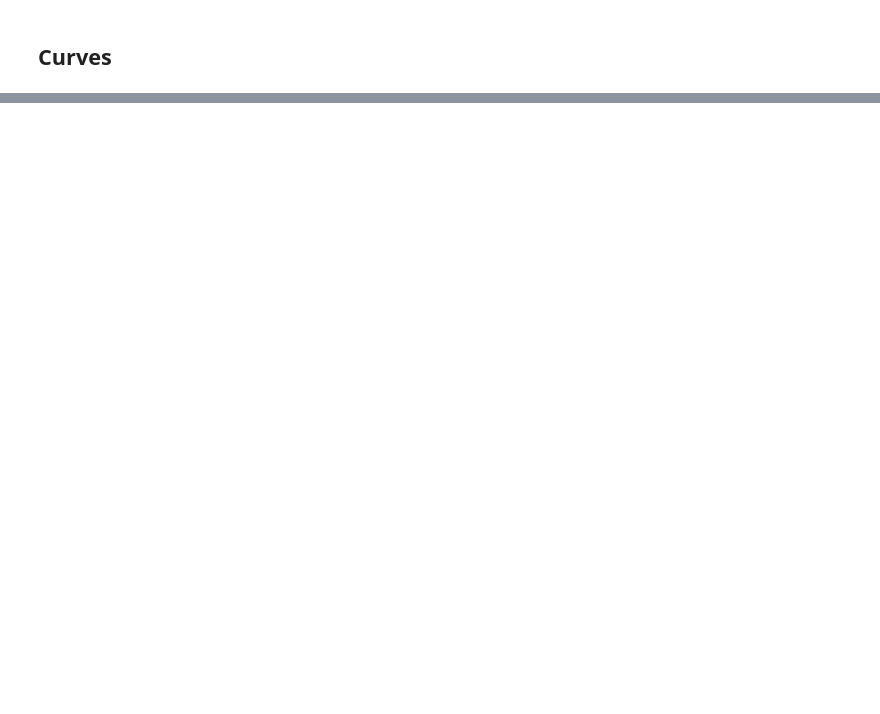
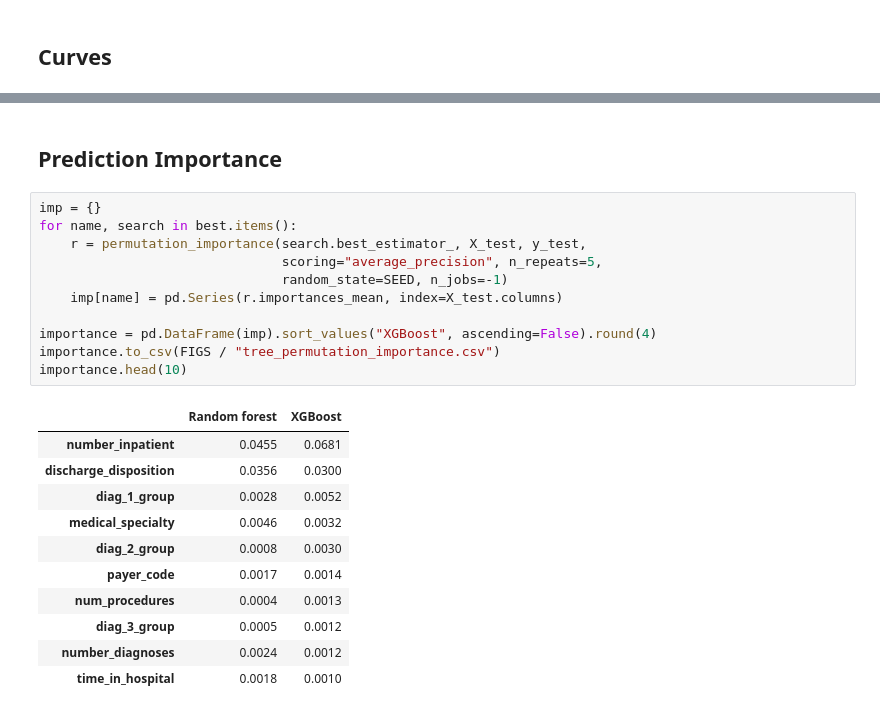
Before and after one commit to CameronLetendre/diabetes-readmission-30d, a Jupyter notebook: notebooks/04_tree_models.ipynb, the cells around one changed output, grey strips where cells are left out. Cells and saved outputs as stored; diff of their text form; blank space fills up the shorter version.

```diff
--- a/notebooks/04_tree_models.ipynb
+++ b/notebooks/04_tree_models.ipynb
@@ -163,0 +173,25 @@ plt.show()
+# %% [markdown]
+## Prediction Importance
+# %%
+imp = {}
+for name, search in best.items():
+    r = permutation_importance(search.best_estimator_, X_test, y_test,
+                               scoring="average_precision", n_repeats=5,
+                               random_state=SEED, n_jobs=-1)
+    imp[name] = pd.Series(r.importances_mean, index=X_test.columns)
+
+importance = pd.DataFrame(imp).sort_values("XGBoost", ascending=False).round(4)
+importance.to_csv(FIGS / "tree_permutation_importance.csv")
+importance.head(10)
+# %% [output]
+|  | Random forest | XGBoost |
+| number_inpatient | 0.0455 | 0.0681 |
+| discharge_disposition | 0.0356 | 0.0300 |
+| diag_1_group | 0.0028 | 0.0052 |
+| medical_specialty | 0.0046 | 0.0032 |
+| diag_2_group | 0.0008 | 0.0030 |
+| payer_code | 0.0017 | 0.0014 |
+| num_procedures | 0.0004 | 0.0013 |
+| diag_3_group | 0.0005 | 0.0012 |
+| number_diagnoses | 0.0024 | 0.0012 |
+| time_in_hospital | 0.0018 | 0.0010 |
```
Also changed, not shown: parts of 9 cells of this notebook, 1 other file.
